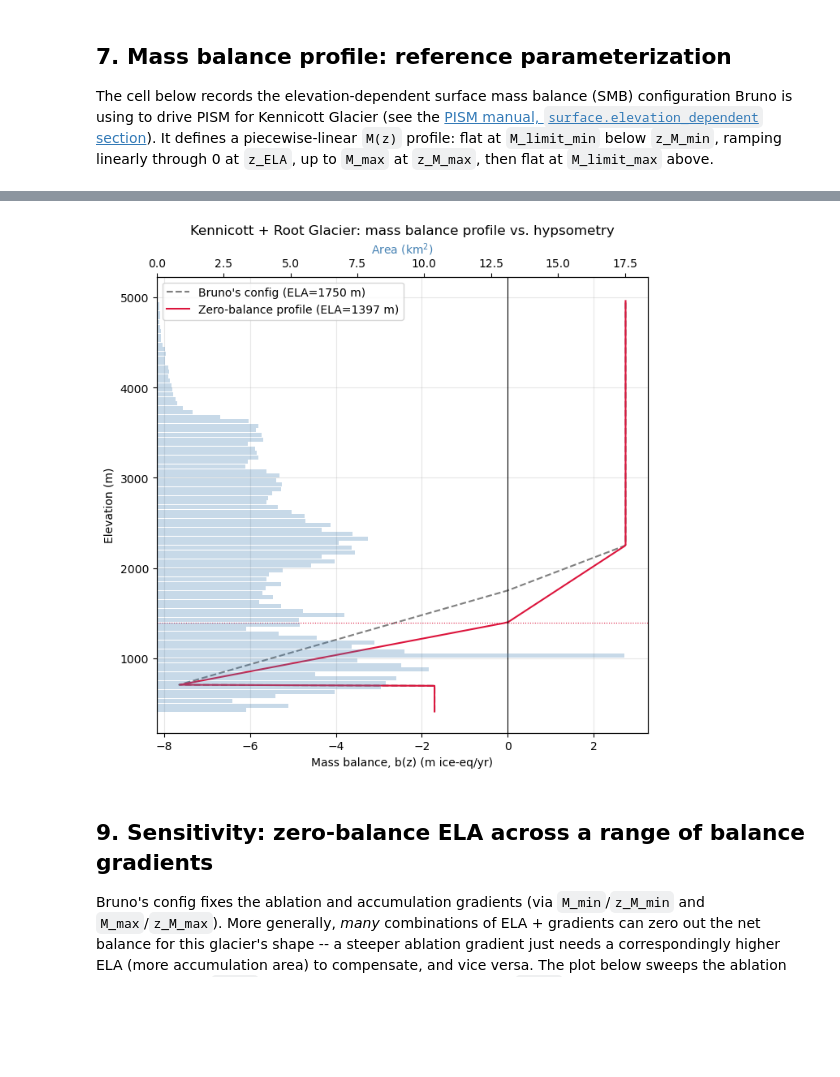
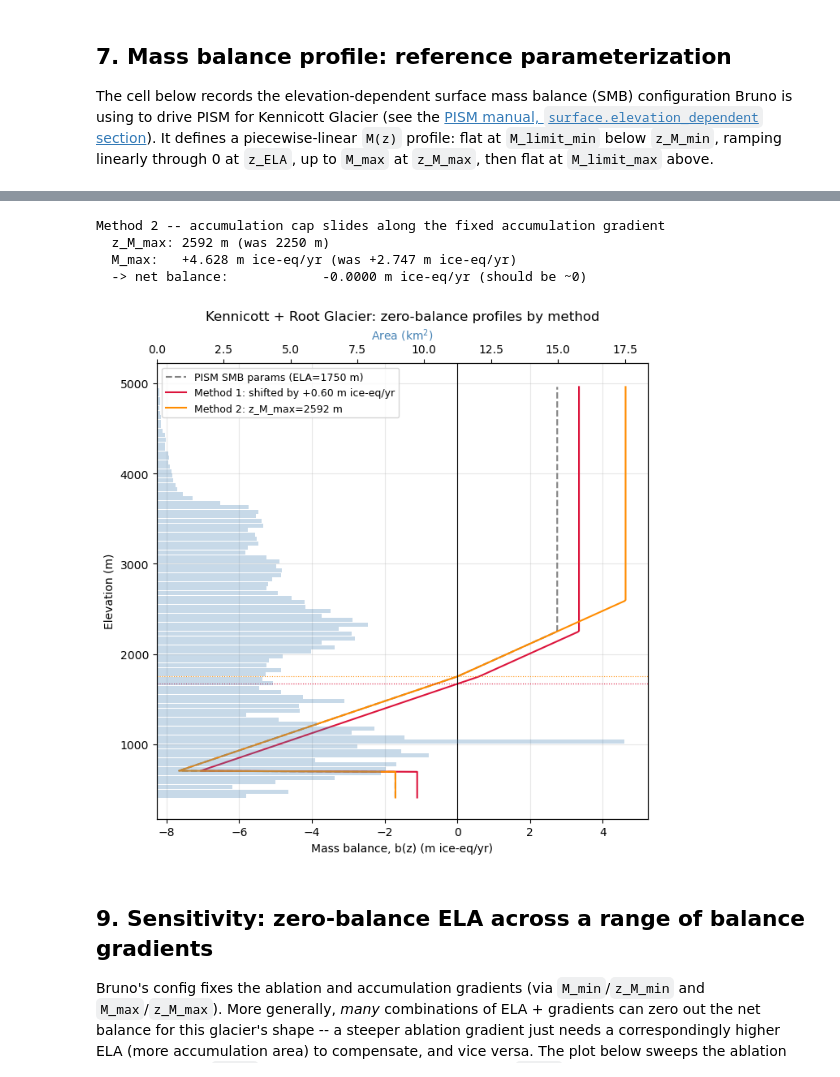
Before and after one commit to tbartholomaus/kennicott_smb, a Jupyter notebook: kennicott_mass_balance.ipynb, the cells around one changed output, grey strips where cells are left out. Saved outputs shown, nothing was run; the diff lists cells and outputs as text; code cells hidden in the pictures; blank space fills up the shorter version.

Commit message:
Research on M_max and changes to finding 0 net balance

```diff
--- a/kennicott_mass_balance.ipynb
+++ b/kennicott_mass_balance.ipynb
@@ -539,34 +616,81 @@ Accumulation area ratio (AAR) at zero-balance ELA: 0.62
+# %%
+# --- Method 2: sliding accumulation cap -------------------------------------
+# Keep the ablation zone (z_M_min, M_min, z_ELA) and the accumulation
+# gradient fixed; slide the cap point (z_M_max, M_max) up/down along that
+# same-slope line.
+accum_gradient = PISM_PARAMS["M_max"] / (PISM_PARAMS["z_M_max"] - PISM_PARAMS["z_ELA"])
+
+
+def make_accum_cap_params(z_m_max_new, base_params, accum_gradient):
+    """Rebuild M_max/M_limit_max for a new z_M_max, holding the accumulation
+    gradient (and everything below z_ELA) fixed."""
+    m_max_new = accum_gradient * (z_m_max_new - base_params["z_ELA"])
+    params = dict(base_params)
+    params["z_M_max"] = z_m_max_new
+    params["M_max"] = m_max_new
+    params["M_limit_max"] = m_max_new
+    return params
+
+
+def net_balance_vs_accum_cap(z_m_max_new, base_params, accum_gradient, bin_centers, area_km2_per_bin):
+    params = make_accum_cap_params(z_m_max_new, base_params, accum_gradient)
+    return net_specific_balance(bin_centers, area_km2_per_bin, **params)
+
+
+z_ela = PISM_PARAMS["z_ELA"]
+z_m_max_hi = z_ela + 30 * (PISM_PARAMS["z_M_max"] - z_ela)
+z_m_max_zero = brentq(
+    net_balance_vs_accum_cap, z_ela + 1, z_m_max_hi,
+    args=(PISM_PARAMS, accum_gradient, bin_centers, area_km2_per_bin),
+)
+
+accum_cap_params = make_accum_cap_params(z_m_max_zero, PISM_PARAMS, accum_gradient)
+B_check_accum_cap = net_specific_balance(bin_centers, area_km2_per_bin, **accum_cap_params)
+
+print("Method 2 -- accumulation cap slides along the fixed accumulation gradient")
+print(f"  z_M_max: {z_m_max_zero:.0f} m (was {PISM_PARAMS['z_M_max']:.0f} m)")
+print(f"  M_max:   {accum_cap_params['M_max']:+.3f} m ice-eq/yr (was {PISM_PARAMS['M_max']:+.3f} m ice-eq/yr)")
+print(f"  -> net balance:            {B_check_accum_cap:+.4f} m ice-eq/yr (should be ~0)")
+# %% [output]
+Method 2 -- accumulation cap slides along the fixed accumulation gradient
+  z_M_max: 2592 m (was 2250 m)
+  M_max:   +4.628 m ice-eq/yr (was +2.747 m ice-eq/yr)
+  -> net balance:            -0.0000 m ice-eq/yr (should be ~0)
 # %%
-def plot_balance_profile(elevations, pism_params, zero_balance_params, ela_zero_balance,
-                          bin_centers, area_km2_per_bin, bin_width):
+def plot_zero_balance_methods(elevations, pism_params, delta_b_zero, z_zero_shift,
+                               accum_cap_params, bin_centers, area_km2_per_bin, bin_width):
     fig, ax1 = plt.subplots(figsize=(7, 7))
 
     z_plot = np.linspace(elevations.min(), elevations.max(), 400)
     ax1.plot(mass_balance_profile(z_plot, **pism_params), z_plot,
-             color="gray", ls="--", label=f"Bruno's config (ELA={pism_params['z_ELA']:.0f} m)")
-    ax1.plot(mass_balance_profile(z_plot, **zero_balance_params), z_plot,
-             color="crimson", label=f"Zero-balance profile (ELA={ela_zero_balance:.0f} m)")
+             color="gray", ls="--", label=f"PISM SMB params (ELA={pism_params['z_ELA']:.0f} m)")
+    ax1.plot(mass_balance_profile(z_plot, **pism_params) + delta_b_zero, z_plot,
+             color="crimson", label=f"Method 1: shifted by {delta_b_zero:+.2f} m ice-eq/yr")
+    ax1.plot(mass_balance_profile(z_plot, **accum_cap_params), z_plot,
+             color="darkorange", label=f"Method 2: z_M_max={accum_cap_params['z_M_max']:.0f} m")
+
     ax1.axvline(0, color="k", lw=0.8)
-    ax1.axhline(ela_zero_balance, color="crimson", lw=0.8, ls=":")
+    ax1.axhline(z_zero_shift, color="crimson", lw=0.8, ls=":")
+    ax1.axhline(pism_params["z_ELA"], color="darkorange", lw=0.8, ls=":")
     ax1.set_xlabel("Mass balance, b(z) (m ice-eq/yr)")
     ax1.set_ylabel("Elevation (m)")
-    ax1.legend(loc="upper left")
+    ax1.legend(loc="upper left", fontsize=9)
     ax1.grid(alpha=0.3)
 
     ax2 = ax1.twiny()
     ax2.barh(bin_centers, area_km2_per_bin, height=bin_width * 0.9,
              color="steelblue", alpha=0.3, zorder=0)
     ax2.set_xlabel("Area (km$^2$)", color="steelblue")
 
-    ax1.set_title("Kennicott + Root Glacier: mass balance profile vs. hypsometry")
+    ax1.set_title("Kennicott + Root Glacier: zero-balance profiles by method")
     plt.tight_layout()
     plt.show()
 
 
-plot_balance_profile(elevations, PISM_PARAMS, check_params, ela_zero_balance,
-                      bin_centers, area_km2_per_bin, BIN_WIDTH)
+plot_zero_balance_methods(elevations, PISM_PARAMS, delta_b_zero, z_zero_shift,
+                           accum_cap_params, bin_centers, area_km2_per_bin, BIN_WIDTH)
 # %% [output]
-[figure, old version]
+[figure, new version]
 # %% [markdown]
 ## 9. Sensitivity: zero-balance ELA across a range of balance gradients
 
```
Also changed, not shown: parts of 9 cells of this notebook, 1 other file.
